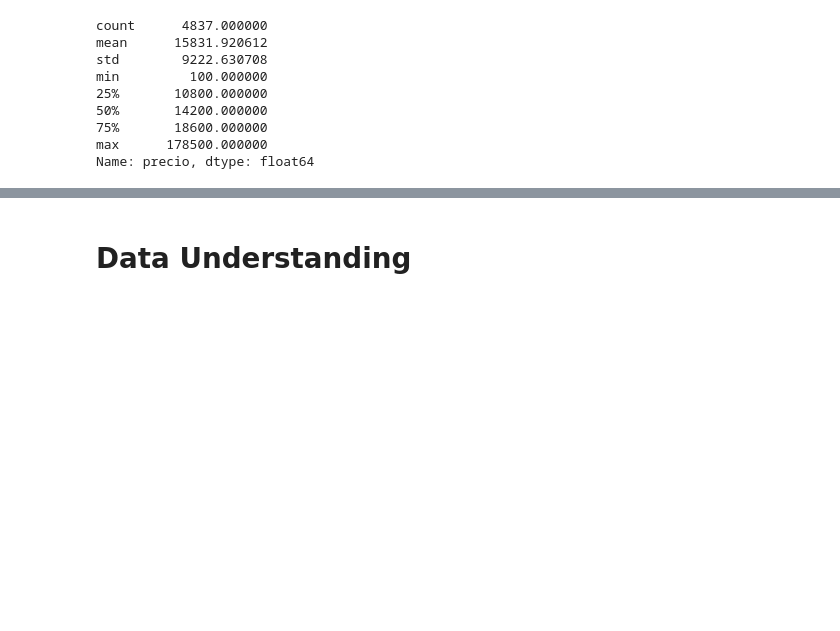
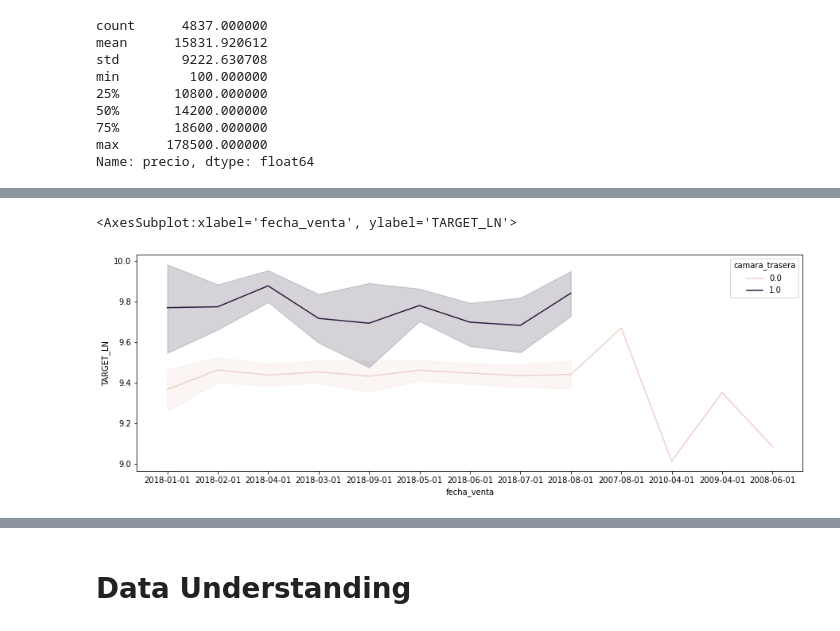
Before and after one commit to jgrau90/BMW_Regression, a Jupyter notebook: bmw_regression.ipynb, the cells around one changed output, grey strips where cells are left out. Cells and saved outputs as stored; diff of their text form; code cells hidden in the pictures; blank space fills up the shorter version.

```diff
--- a/bmw_regression.ipynb
+++ b/bmw_regression.ipynb
@@ -79,0 +101,6 @@ Name: precio, dtype: float64
+# %%
+plt.figure(figsize=(15, 5))
+sns.lineplot(data = df, x = 'fecha_venta', y = 'TARGET_LN', hue = 'camara_trasera') # el precio se ve incrementado en coches con camara trasera
+# %% [output]
+<AxesSubplot:xlabel='fecha_venta', ylabel='TARGET_LN'>
+[figure, added]
```
Also changed, not shown: parts of 7 cells of this notebook, 1 other file.
